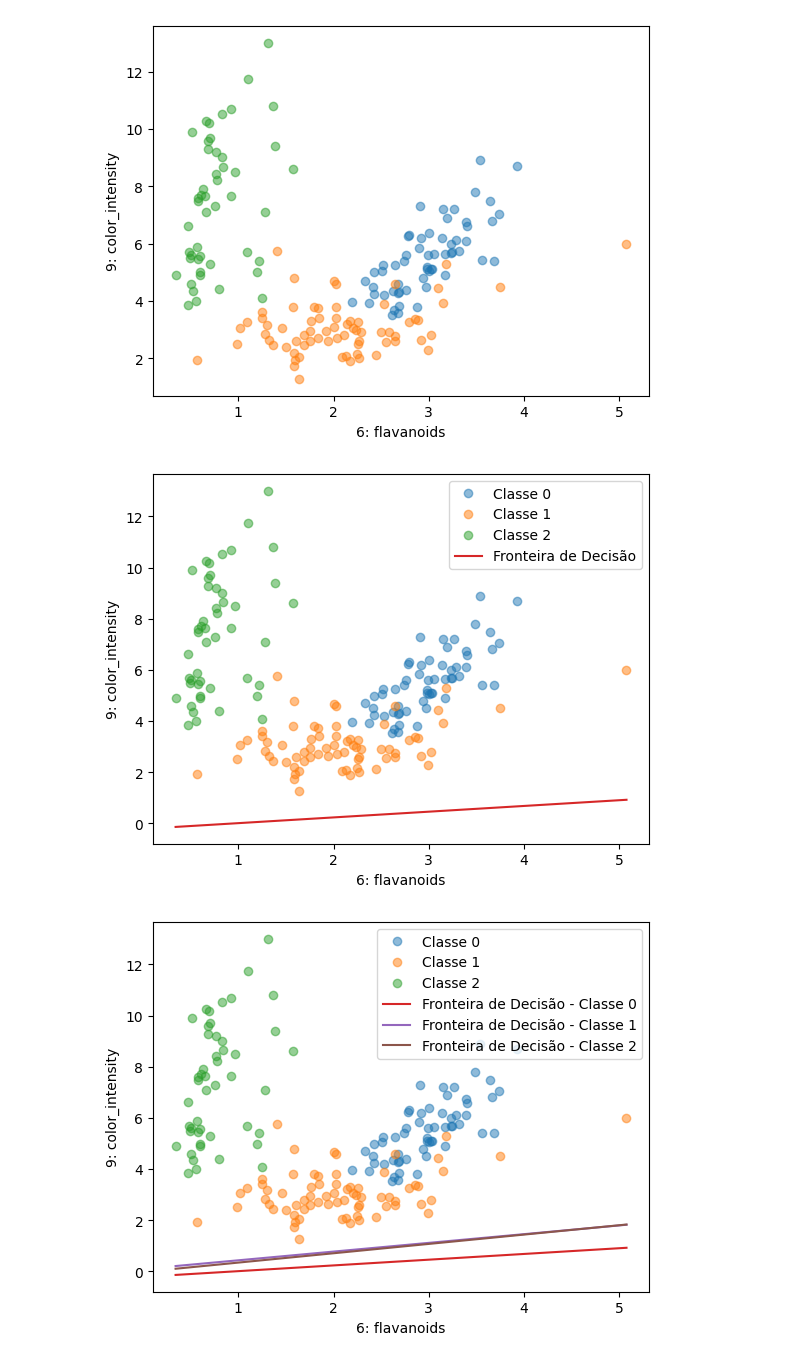
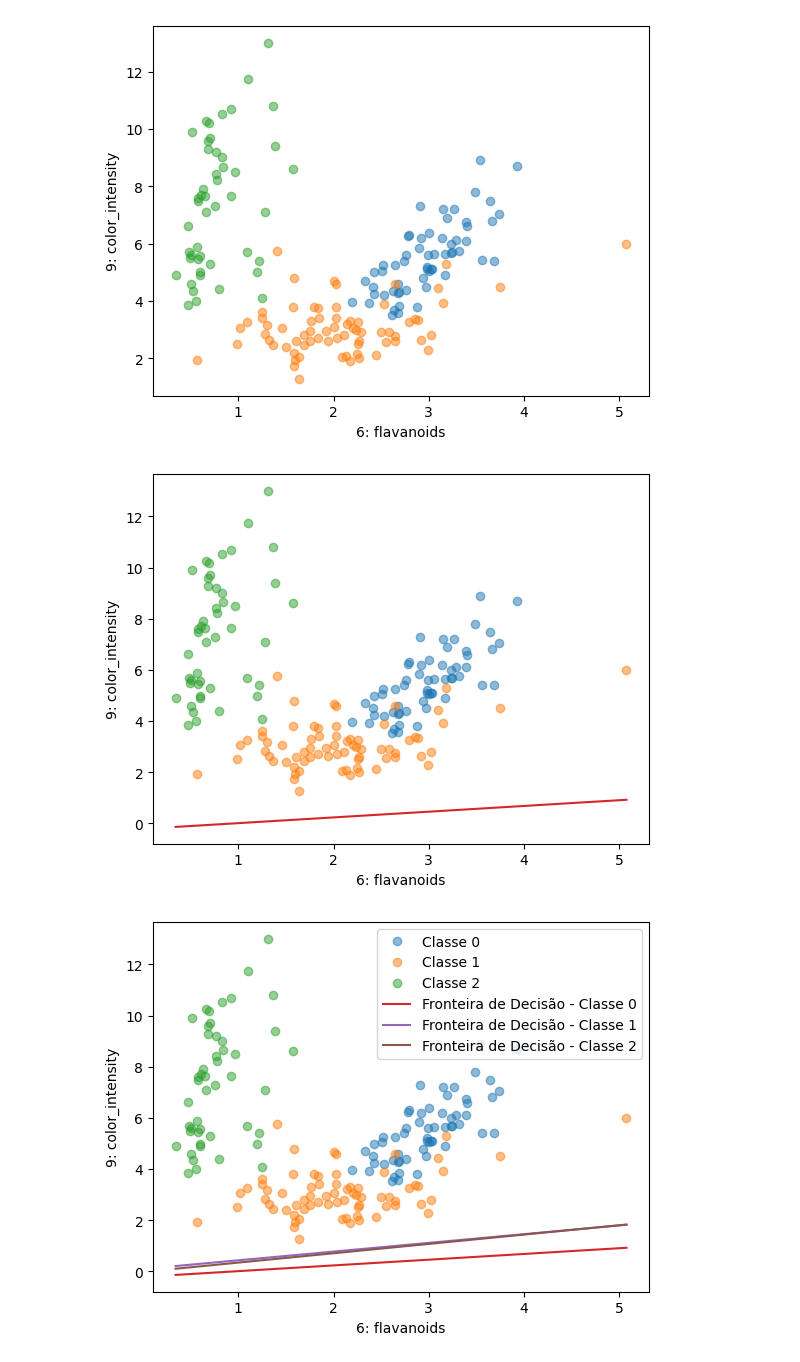
Before and after one commit to AlyssonBaumgarten/reconhecimento, a Jupyter notebook: Cópia_de_aula3a_multiclasse.ipynb, the cells around one changed output. Drawn from its saved outputs; the diff is of its cells as text; code cells hidden in the pictures.

```diff
--- a/Cópia_de_aula3a_multiclasse.ipynb
+++ b/Cópia_de_aula3a_multiclasse.ipynb
@@ -149,35 +150,35 @@ import numpy as np
 import matplotlib.pyplot as plt
 
 # Define os índices das características que serão usadas
 i, j = 6, 9
 
 # Define os rótulos dos eixos x e y usando os índices e os nomes das características
 plt.xlabel(f"{i}: {dataset.feature_names[i]}")
 plt.ylabel(f"{j}: {dataset.feature_names[j]}")
 
 # Plota os pontos de dados coloridos de acordo com as classes
 for k in set(y):
     plt.plot(X[:, i][y==k], X[:, j][y==k], "o", alpha=0.5, label=f"Classe {k}")
 
 # Obtém os coeficientes do Perceptron para as características selecionadas
 coef = modelo.coef_[0]  # Apenas os coeficientes da primeira classe
 
 # Calcula e plota a reta que separa as classes
 x_vals = np.linspace(min(X[:, i]), max(X[:, i]), 100)
 y_vals = (-coef[i] / coef[j]) * x_vals - (modelo.intercept_[0] / coef[j])
 plt.plot(x_vals, y_vals, label="Fronteira de Decisão")
 
 # Adiciona uma legenda para as classes e a fronteira de decisão
-plt.legend()
+#plt.legend()
 
 # Exibe o gráfico
 plt.show()
 
 
 # Exibe o gráfico
 plt.show()
 # %% [output]
-[figure, old version]
+[figure, new version]
 # %%
 import numpy as np
 import matplotlib.pyplot as plt
```
Also changed, not shown: parts of 6 cells of this notebook.
